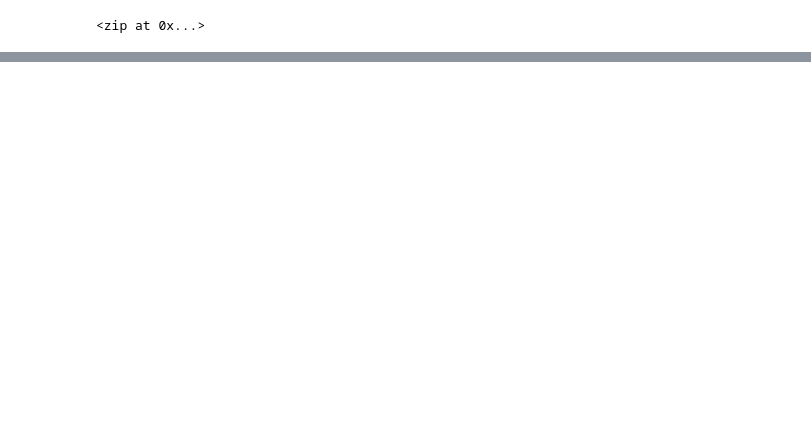
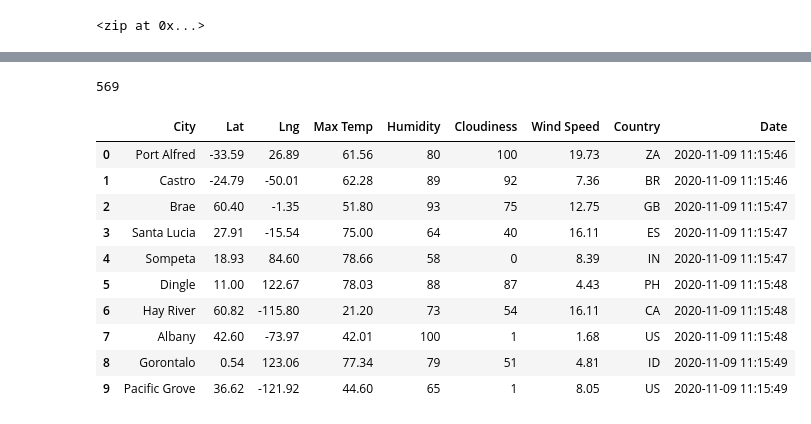
Before and after one commit to chihchienwu/World_Weather_Analysis, a Jupyter notebook: WeatherPy.ipynb, the cells around one changed output, grey strips where cells are left out. Drawn from its saved outputs; the diff is of its cells as text; code cells hidden in the pictures; blank space fills up the shorter version.

```diff
--- a/WeatherPy.ipynb
+++ b/WeatherPy.ipynb
@@ -33,0 +43,4 @@ len(cities)
+# %%
+# Starting URL for Weather Map API Call.
+url = "http://api.openweathermap.org/data/2.5/weather?units=Imperial&APPID=" + weather_api_key
+print(url)
@@ -33,0 +127,20 @@ len(cities)
+# %%
+len(city_data)
+# %% [output]
+569
+# %%
+# Convert the array of dictionaries to a Pandas DataFrame.
+city_data_df = pd.DataFrame(city_data)
+city_data_df.head(10)
+# %% [output]
+|  | City | Lat | Lng | Max Temp | Humidity | Cloudiness | Wind Speed | Country | Date |
+| 0 | Port Alfred | -33.59 | 26.89 | 61.56 | 80 | 100 | 19.73 | ZA | 2020-11-09 11:15:46 |
+| 1 | Castro | -24.79 | -50.01 | 62.28 | 89 | 92 | 7.36 | BR | 2020-11-09 11:15:46 |
+| 2 | Brae | 60.40 | -1.35 | 51.80 | 93 | 75 | 12.75 | GB | 2020-11-09 11:15:47 |
+| 3 | Santa Lucia | 27.91 | -15.54 | 75.00 | 64 | 40 | 16.11 | ES | 2020-11-09 11:15:47 |
+| 4 | Sompeta | 18.93 | 84.60 | 78.66 | 58 | 0 | 8.39 | IN | 2020-11-09 11:15:47 |
+| 5 | Dingle | 11.00 | 122.67 | 78.03 | 88 | 87 | 4.43 | PH | 2020-11-09 11:15:48 |
+| 6 | Hay River | 60.82 | -115.80 | 21.20 | 73 | 54 | 16.11 | CA | 2020-11-09 11:15:48 |
+| 7 | Albany | 42.60 | -73.97 | 42.01 | 100 | 1 | 1.68 | US | 2020-11-09 11:15:48 |
+| 8 | Gorontalo | 0.54 | 123.06 | 77.34 | 79 | 51 | 4.81 | ID | 2020-11-09 11:15:49 |
+| 9 | Pacific Grove | 36.62 | -121.92 | 44.60 | 65 | 1 | 8.05 | US | 2020-11-09 11:15:49 |
```
Also changed, not shown: parts of 6 cells of this notebook, 3 other files.
